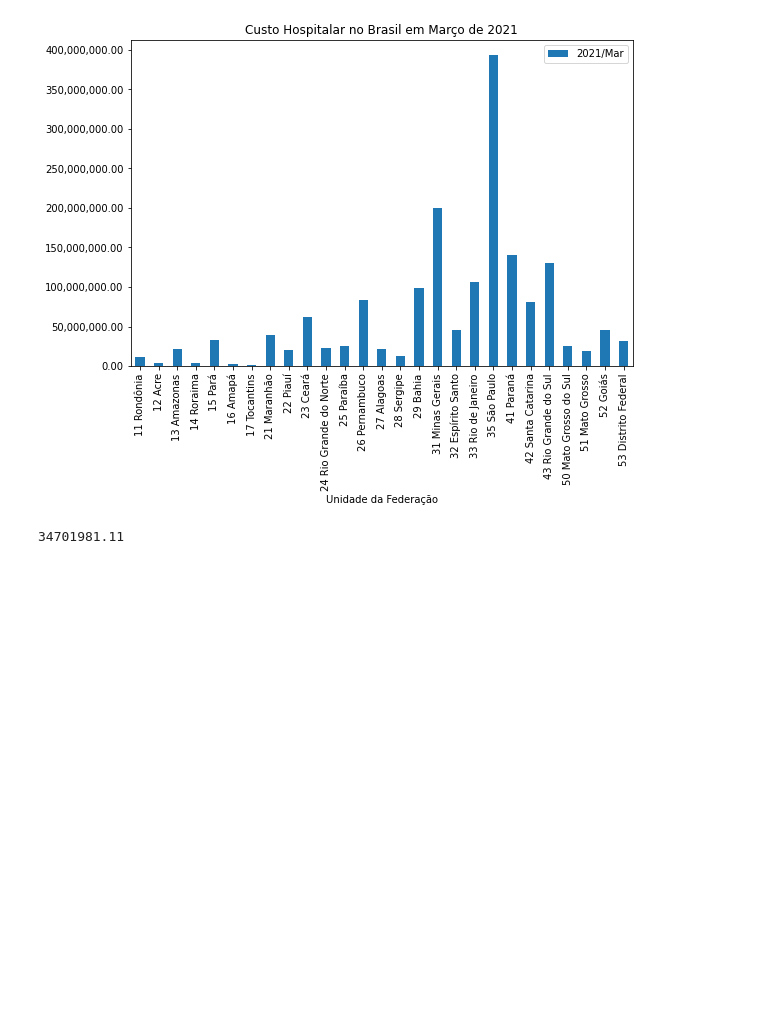
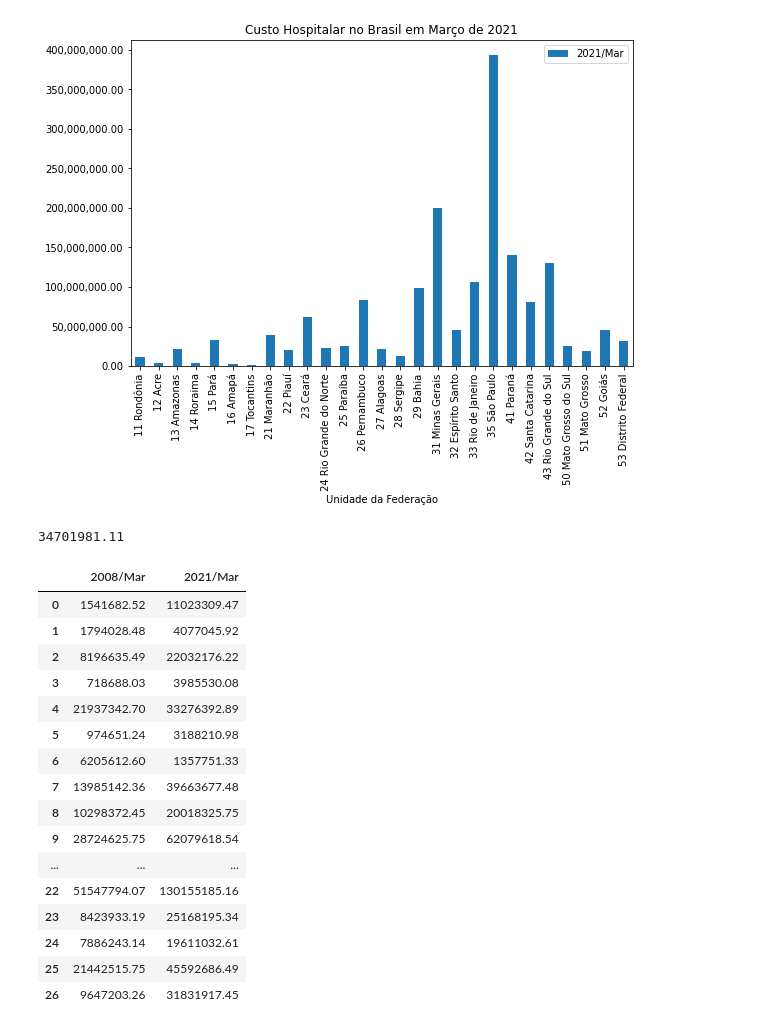
Before and after one commit to dougfeltrim/Bootcamp_Data_Science_Aplicada, a Jupyter notebook: Bootcamp_Data_Science_Aplicada.ipynb, the cells around one changed output. Cells and saved outputs as stored; diff of their text form; code cells hidden in the pictures; blank space fills up the shorter version.

```diff
--- a/Bootcamp_Data_Science_Aplicada.ipynb
+++ b/Bootcamp_Data_Science_Aplicada.ipynb
@@ -81,3 +81,23 @@ diferenca = dados['2021/Mar'].mean() - dados['2008/Ago'].mean()
 print('%.2f' %  diferenca)
 # %% [output]
 34701981.11
+# %%
+dados[['2008/Mar','2021/Mar']]
+# %% [output]
+|  | 2008/Mar | 2021/Mar |
+| 0 | 1541682.52 | 11023309.47 |
+| 1 | 1794028.48 | 4077045.92 |
+| 2 | 8196635.49 | 22032176.22 |
+| 3 | 718688.03 | 3985530.08 |
+| 4 | 21937342.70 | 33276392.89 |
+| 5 | 974651.24 | 3188210.98 |
+| 6 | 6205612.60 | 1357751.33 |
+| 7 | 13985142.36 | 39663677.48 |
+| 8 | 10298372.45 | 20018325.75 |
+| 9 | 28724625.75 | 62079618.54 |
+| ... | ... | ... |
+| 22 | 51547794.07 | 130155185.16 |
+| 23 | 8423933.19 | 25168195.34 |
+| 24 | 7886243.14 | 19611032.61 |
+| 25 | 21442515.75 | 45592686.49 |
+| 26 | 9647203.26 | 31831917.45 |
```
Also changed, not shown: parts of 8 cells of this notebook.
